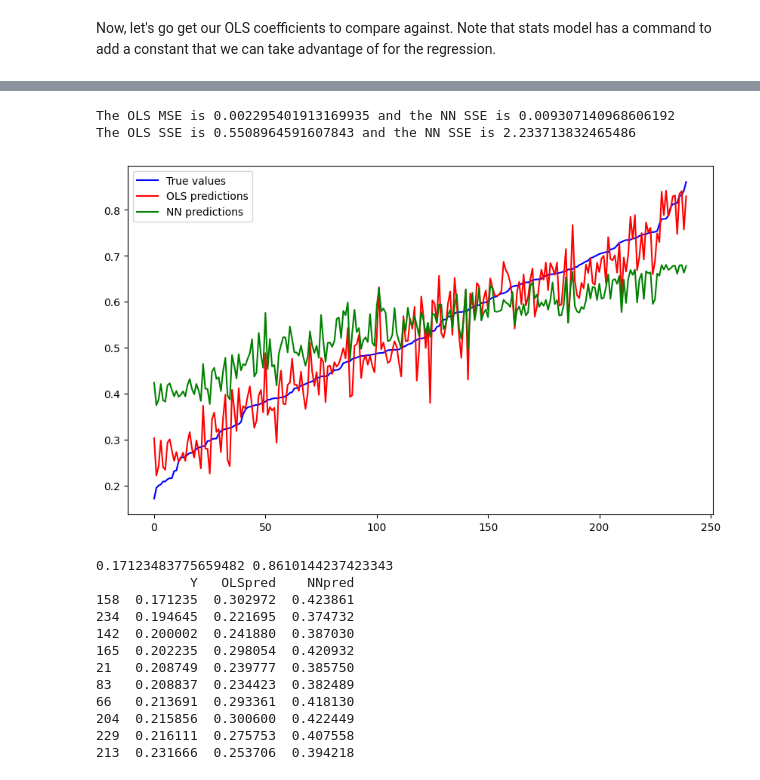
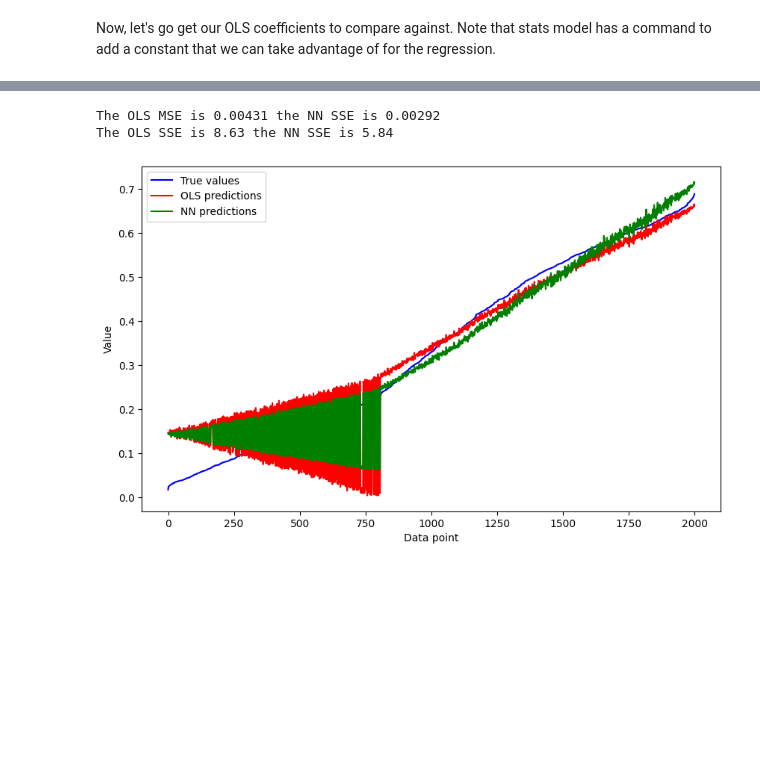
Before and after one commit to JohnRGreen/JHUML, a Jupyter notebook: multiple_neurons.ipynb, the cells around one changed output, grey strips where cells are left out. Cells and saved outputs as stored; diff of their text form; code cells hidden in the pictures; blank space fills up the shorter version.

```diff
--- a/multiple_neurons.ipynb
+++ b/multiple_neurons.ipynb
@@ -234,0 +248,19 @@ array([-0.08449091, -0.01327947,  0.01779414, -0.0683082 , -0.03347587,
+# %%
+# train the more flexible NN
+NN1 = NeuralNetwork1(X, Y.reshape(-1,1),0.0001,1000)
+
+# train neural network
+NN1.train()
+
+# Find the epoch with the lowest error
+min_error_epoch = np.argmin(NN1.error_history)
+min_error = np.min(NN1.error_history)
+print(f"The lowest error was {np.round(min_error,5)} at epoch: {min_error_epoch}")
+
+# then plot the errors:
+plt.figure(figsize=(10,5))
+plt.plot(NN1.error_history,'r')
+plt.title('Error History')
+plt.xlabel('Epoch')
+plt.ylabel('Error')
+plt.show()
@@ -235,57 +272,60 @@ array([-0.08449091, -0.01327947,  0.01779414, -0.0683082 , -0.03347587,
 # %%
 import pandas as pd
 
 # calculate predictions from both models
-NNpred  = NN.predict(X)
-OLSpred = OLScoef[0] + np.dot(X, OLScoef[1:3])
+NNpred1  = NN1.predict(val_data[:,0:2])
+OLSpred = OLScoef[0] + np.dot(val_data[:,0:2], OLScoef[1:3])
 
 # calculate errors
-OLSerror = OLSpred - Y.squeeze()
-NNerror = NNpred - Y.squeeze()
+OLSerror = OLSpred - val_data[:,2].squeeze()
+NNerror1  = NNpred1 - val_data[:,2].squeeze()
 
 # sum of squared errors
 OLSSSE = np.sum(OLSerror**2)
-NNSSE = np.sum(NNerror**2)
+NNSSE1 = np.sum(NNerror1**2)
+
 # mean squared error
 ols_mse = np.mean(OLSerror**2)
-nn_mse = np.mean(NNerror**2)
+nn_mse1 = np.mean(NNerror1**2)
 
 # now let's plot
 data = pd.DataFrame({
-    'Y': Y.squeeze(),
+    'Uval': val_data[:,0].squeeze(),
+    'Yval': val_data[:,2].squeeze(),
     'OLSpred': OLSpred.squeeze(),
-    'NNpred': NNpred.squeeze()
+    'NNpred': NNpred1.squeeze()
 })
 
-print("The OLS MSE is", ols_mse, "and the NN SSE is", nn_mse)
-print("The OLS SSE is", OLSSSE, "and the NN SSE is", NNSSE)
+print("The OLS MSE is", np.round(ols_mse,5), "the NN SSE is", np.round(nn_mse1,5))
+print("The OLS SSE is", np.round(OLSSSE,2), "the NN SSE is", np.round(NNSSE1,2))
 
 # Sort the data by Y_scaled
-data.sort_values('Y', inplace=True)
+data.sort_values('Yval', inplace=True)
 
 # Plot the data
 plt.figure(figsize=(10, 6))
-plt.plot(data['Y'].values, 'b', label='True values')
+plt.plot(data['Yval'].values, 'b', label='True values')
 plt.plot(data['OLSpred'].values, 'r', label='OLS predictions')
 plt.plot(data['NNpred'].values, 'g', label='NN predictions')
 plt.legend()
+plt.xlabel('Data point')
+plt.ylabel('Value')
 plt.show()
 
-print(np.min(Y), np.max(Y))
-print(data.iloc[0:10])
+# Scatter plot of Uval vs Yval
+plt.scatter(data['Uval'], data['Yval'], label='Actual', s=1)
+# Scatter plot of Uval vs NNpred
+plt.scatter(data['Uval'], data['NNpred'], label='NN Prediction', s=1)
+plt.scatter(data['Uval'], data['OLSpred'], label='NN Prediction', s=1)
+# Set labels and title
+plt.xlabel('Uval')
+plt.ylabel('Yval')
+plt.title('Scatter Plot of Uval vs Yval')
+# Add legend
+plt.legend()
+# Show the plot
+plt.show()
 # %% [output]
-The OLS MSE is 0.002295401913169935 and the NN SSE is 0.009307140968606192
-The OLS SSE is 0.5508964591607843 and the NN SSE is 2.233713832465486
+The OLS MSE is 0.00431 the NN SSE is 0.00292
+The OLS SSE is 8.63 the NN SSE is 5.84
-[figure, old version]
+[figure, new version]
-0.17123483775659482 0.8610144237423343
-            Y   OLSpred    NNpred
-158  0.171235  0.302972  0.423861
-234  0.194645  0.221695  0.374732
-142  0.200002  0.241880  0.387030
-165  0.202235  0.298054  0.420932
-21   0.208749  0.239777  0.385750
-83   0.208837  0.234423  0.382489
-66   0.213691  0.293361  0.418130
-204  0.215856  0.300600  0.422449
-229  0.216111  0.275753  0.407558
-213  0.231666  0.253706  0.394218
```
Also changed, not shown: parts of 22 cells of this notebook.
